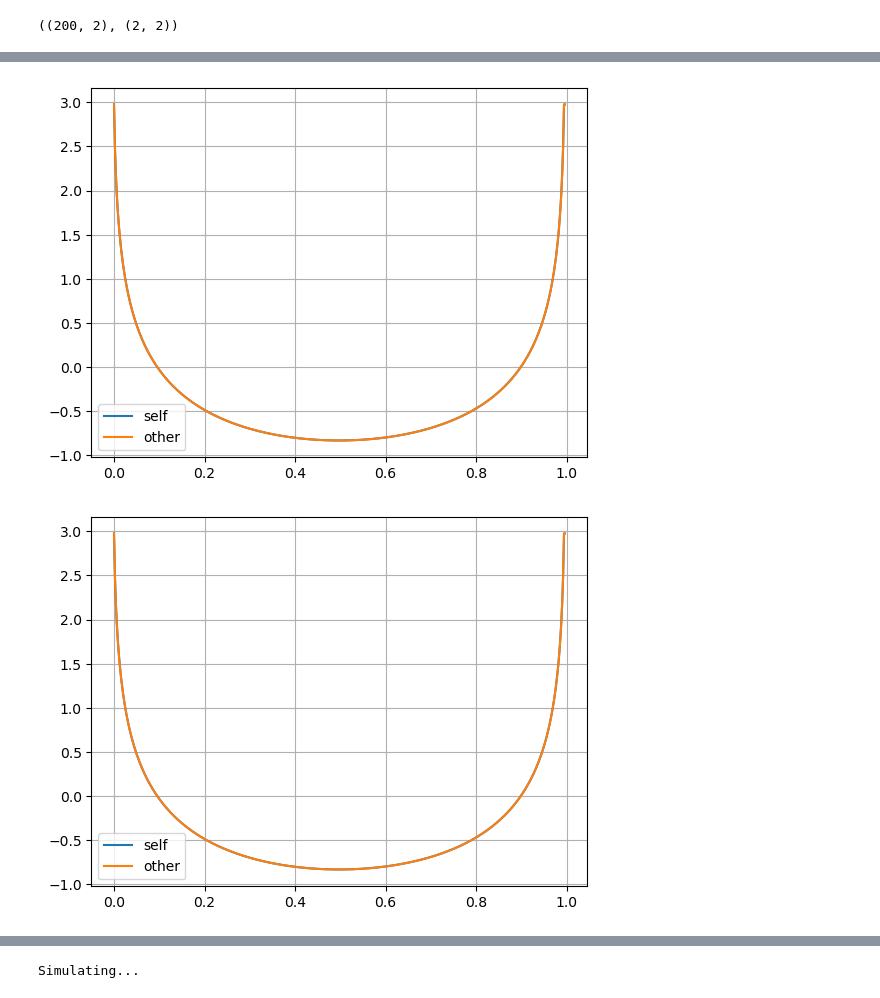
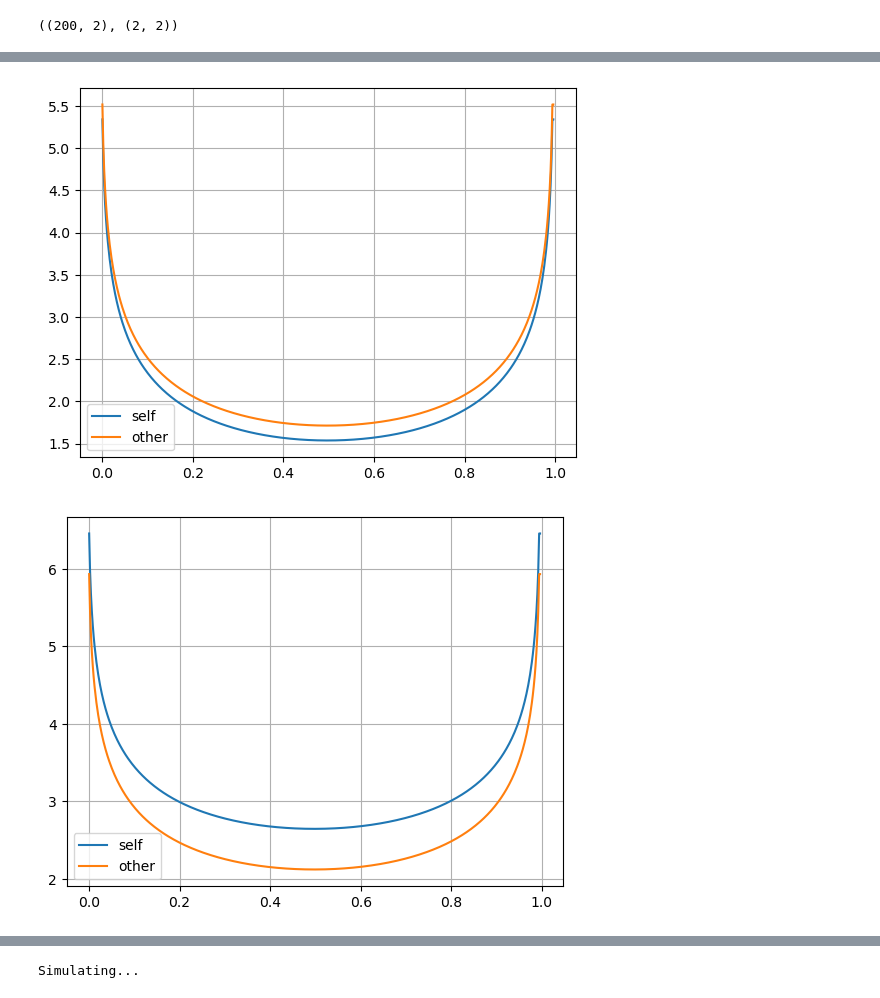
Before and after one commit to mirkimirk/thesis_frechet_fda, a Jupyter notebook: src/frechet_fda/simulation_and_frechet_method.ipynb, the cells around one changed output, grey strips where cells are left out. Cells and saved outputs as stored; diff of their text form; code cells hidden in the pictures.

```diff
--- a/src/frechet_fda/simulation_and_frechet_method.ipynb
+++ b/src/frechet_fda/simulation_and_frechet_method.ipynb
@@ -176,7 +176,7 @@ qfs[199].differentiate().integrate().plot()
 # %%
 pdfs = [qf.drop_inf().invert().differentiate() for qf in qfs]
 pdfs_normalized = [pdf.standardize_support() for pdf in pdfs]
-lqdfs = log_qd_transform(pdfs_normalized)
+lqdfs = log_qd_transform(pdfs)
 # %%
 a1 = pdfs[0].x[0]
 b1 = pdfs[0].x[-1]
@@ -208,12 +208,12 @@ log_betahat0.compare(log_betahat1)
 # %%
 lqdf_hat = (predictor * log_betahat1 + log_betahat0)
 # inverse_log_qd_transform(log_betahat)[0].plot()
 lqdfs[0].compare(lqdf_hat[0])
 lqdfs[199].compare(lqdf_hat[199])
 pdf_hat = inverse_log_qd_transform(lqdf_hat)
 # pdf_hat[0].integrate().invert().plot()
-pdfs_normalized[0].rescale_back().compare(pdf_hat[0].rescale_back(a = pdfs[0].x[0], b = pdfs[0].x[-1]))
-pdfs_normalized[199].rescale_back().compare(pdf_hat[199].rescale_back(a = pdfs[199].x[0], b = pdfs[199].x[-1]))
+pdfs[0].compare(pdf_hat[0])
+pdfs[199].compare(pdf_hat[199])
 # %% [output]
-[figure, old version]
+[figure, new version]
-[figure, old version]
+[figure, new version]
```
Also changed, not shown: parts of 12 cells of this notebook.
